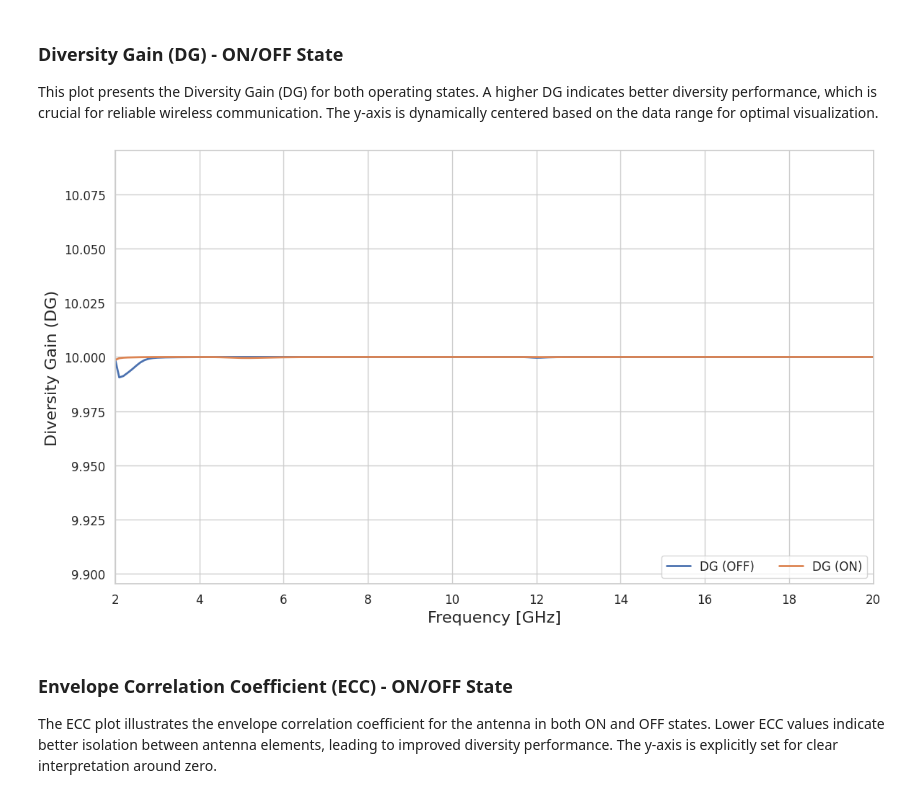
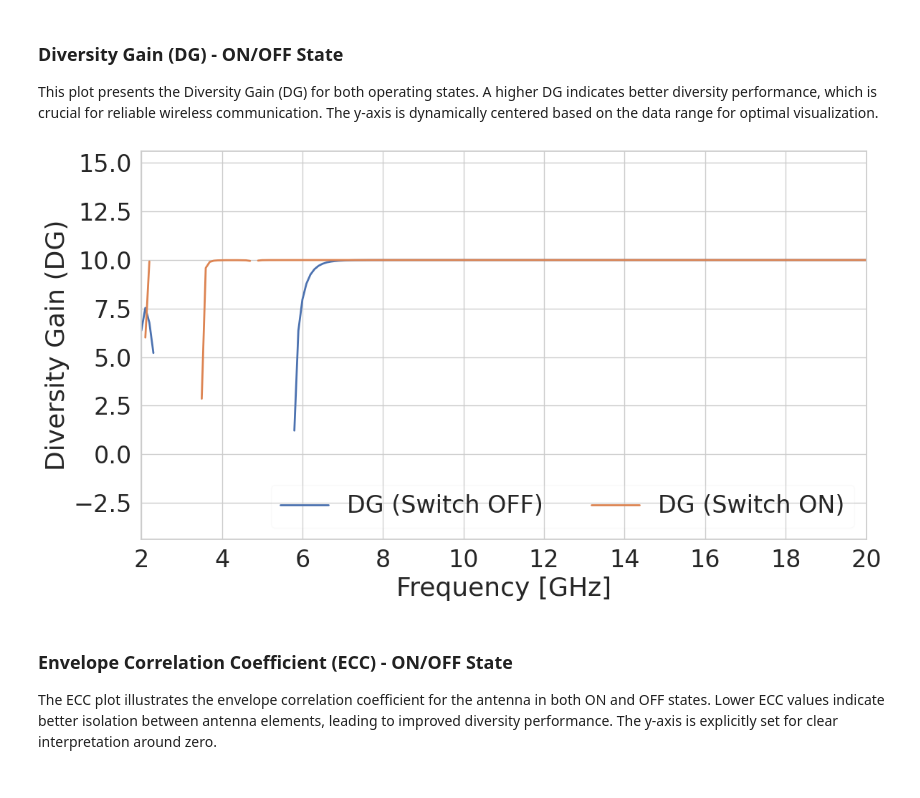
Before and after one commit to AdrishikharChowdhury/Design-of-Reconfigurable-MIMO-Antenna-with-Enhanced-Performance-for-5G-Applications, a Jupyter notebook: Notebooks/8_port_MIMO_antenna_parameters.ipynb, the cells around one changed output. Cells and saved outputs as stored; diff of their text form; code cells hidden in the pictures.

```diff
--- a/Notebooks/8_port_MIMO_antenna_parameters.ipynb
+++ b/Notebooks/8_port_MIMO_antenna_parameters.ipynb
@@ -29,12 +29,12 @@ import numpy as np
 # Configuration for publication-quality plots
 sns.set_theme(style="whitegrid")
 plt.rcParams.update({
-    'font.size': 14,
-    'axes.labelsize': 16,
-    'axes.titlesize': 18,
-    'xtick.labelsize': 12,
-    'ytick.labelsize': 12,
-    'legend.fontsize': 12,
+    'font.size': 24,
+    'axes.labelsize': 26,
+    'axes.titlesize': 28,
+    'xtick.labelsize': 24,
+    'ytick.labelsize': 24,
+    'legend.fontsize': 24,
     'figure.figsize': (12, 7),
     'lines.linewidth': 2
 })
@@ -52,7 +52,7 @@ def plot_parameter(df_data, y_label="Magnitude [dB]", show_state=False, legend_c
     """
     # Filter out non-data columns
     data_cols = [c for c in df_data.columns if c not in ['Freq [GHz]', '$State []']]
-    state_map = {0: 'OFF', 1: 'ON'}
+    state_map = {0: 'Switch OFF', 1: 'Switch ON'}
 
     plt.figure()
 
@@ -72,7 +72,7 @@ def plot_parameter(df_data, y_label="Magnitude [dB]", show_state=False, legend_c
     plt.xlabel('Frequency [GHz]')
     plt.ylabel(y_label)
     plt.xlim(df_data['Freq [GHz]'].min(), df_data['Freq [GHz]'].max())
-    plt.legend(loc='lower right', ncol=legend_cols, frameon=True)
+    plt.legend(loc='lower right', ncol=legend_cols, frameon=True, framealpha=0.1)
     plt.tight_layout()
 # %% [markdown]
 ###  Data Source & Reproducibility
@@ -165,15 +223,21 @@ plt.show()
 
 This plot presents the Diversity Gain (DG) for both operating states. A higher DG indicates better diversity performance, which is crucial for reliable wireless communication. The y-axis is dynamically centered based on the data range for optimal visualization.
 # %%
+import pandas as pd
+import matplotlib.pyplot as plt
+
+# GitHub Base Path for Data
+GITHUB_BASE_URL = "https://raw.githubusercontent.com/AdrishikharChowdhury/Design-of-Reconfigurable-MIMO-Antenna-with-Enhanced-Performance-for-5G-Applications/main/CSVs/"
+
 url_dg = GITHUB_BASE_URL + "DG%20graph%20ON%20OFF%20State.csv"
 df_dg = pd.read_csv(url_dg)
 plot_parameter(df_dg, y_label='Diversity Gain (DG)', show_state=True)
 y_vals = df_dg.iloc[:, 2]
 mid = (y_vals.max() + y_vals.min()) / 2
-plt.ylim(mid - 0.1, mid + 0.1)
+plt.ylim(mid -10, mid + 10)
 plt.show()
 # %% [output]
-[figure, old version]
+[figure, new version]
 # %% [markdown]
 ### Envelope Correlation Coefficient (ECC) - ON/OFF State
 
```
Also changed, not shown: parts of 12 cells of this notebook.
